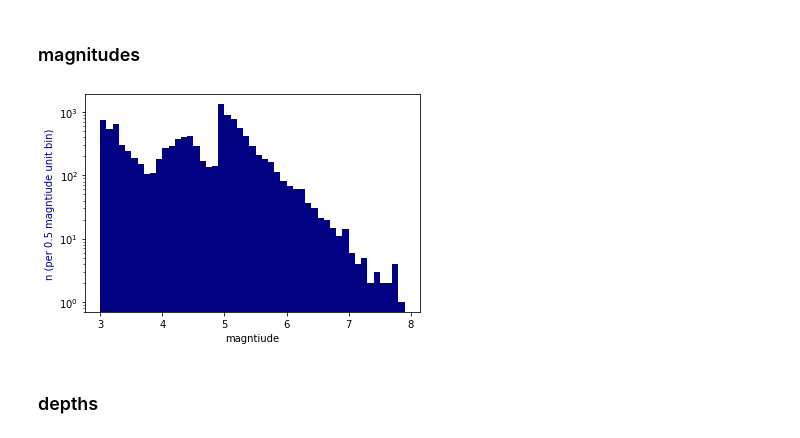
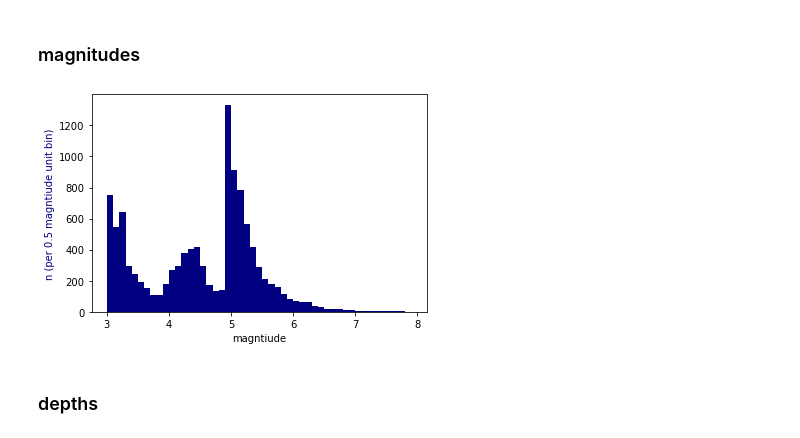
Before and after one commit to RebeccaColquhoun/seismo_det, a Jupyter notebook: code/catalog_plots.ipynb, the cells around one changed output. Saved outputs shown, nothing was run; the diff lists cells and outputs as text; code cells hidden in the pictures.

Commit message:
catalog plots

```diff
--- a/code/catalog_plots.ipynb
+++ b/code/catalog_plots.ipynb
@@ -282,17 +283,17 @@ n2, bins2 = np.histogram(to_plot.mag, np.arange(3,8,0.5))
 # %%
 fig = plt.figure()
 ax = fig.add_subplot(111)
 ax.stairs(n, bins, fill = True, color = 'navy', zorder = 10)
 #ax2 = ax.twinx()
 #ax2.stairs(n2, bins2, fill = True, zorder = 100, alpha = 0.2, color = 'grey')
 ax.set_ylabel('n (per 0.5 magntiude unit bin)', color = 'navy')
 #ax2.set_ylabel('n (per 0.5 magnitude unit bin)', color = 'black')
 ax.set_xlabel('magntiude')
-ax.set_yscale('log')
+#ax.set_yscale('log')
 #ax2.set_yscale('log')
-plt.savefig('/home/earthquakes1/homes/Rebecca/phd/seismo_det/figures/datasets/gutenberg_richter.png')
+plt.savefig('/home/earthquakes1/homes/Rebecca/phd/seismo_det/figures/datasets/gutenberg_richter_not_log.pdf', dpi = 400)
 # %% [output]
-[figure, old version]
+[figure, new version]
 # %% [markdown]
 ### depths
 # %%
```
Also changed, not shown: parts of 1 cell of this notebook.
